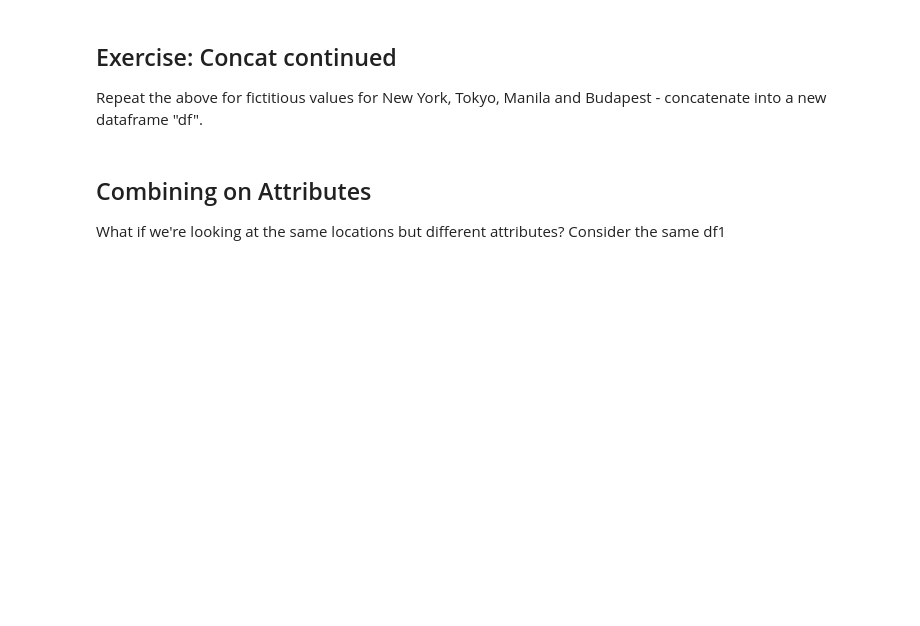
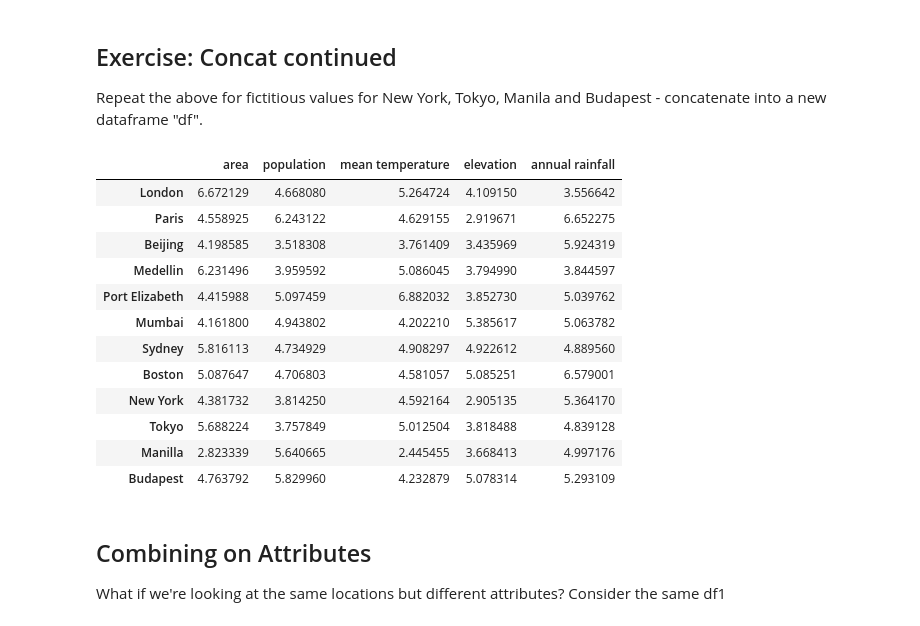
Before and after one commit to muffoonfu/QM2, a Jupyter notebook: Copy_of_W6_Merging_and_Joining_in_Python.ipynb, the cells around one changed output. Drawn from its saved outputs; the diff is of its cells as text; code cells hidden in the pictures; blank space fills up the shorter version.

```diff
--- a/Copy_of_W6_Merging_and_Joining_in_Python.ipynb
+++ b/Copy_of_W6_Merging_and_Joining_in_Python.ipynb
@@ -154,6 +152,28 @@ df3
 ## Exercise: Concat continued
 
 Repeat the above for fictitious values for New York, Tokyo, Manila and Budapest - concatenate into a new dataframe "df".
+# %%
+df4 = pd.DataFrame(5+np.random.randn(4, 5))
+df4.columns = ['area','population','mean temperature','elevation','annual rainfall']
+df4.index = ['New York', 'Tokyo', 'Manilla','Budapest']
+
+df4 = pd.concat([df3,df4])
+
+df4
+# %% [output]
+|  | area | population | mean temperature | elevation | annual rainfall |
+| London | 6.672129 | 4.668080 | 5.264724 | 4.109150 | 3.556642 |
+| Paris | 4.558925 | 6.243122 | 4.629155 | 2.919671 | 6.652275 |
+| Beijing | 4.198585 | 3.518308 | 3.761409 | 3.435969 | 5.924319 |
+| Medellin | 6.231496 | 3.959592 | 5.086045 | 3.794990 | 3.844597 |
+| Port Elizabeth | 4.415988 | 5.097459 | 6.882032 | 3.852730 | 5.039762 |
+| Mumbai | 4.161800 | 4.943802 | 4.202210 | 5.385617 | 5.063782 |
+| Sydney | 5.816113 | 4.734929 | 4.908297 | 4.922612 | 4.889560 |
+| Boston | 5.087647 | 4.706803 | 4.581057 | 5.085251 | 6.579001 |
+| New York | 4.381732 | 3.814250 | 4.592164 | 2.905135 | 5.364170 |
+| Tokyo | 5.688224 | 3.757849 | 5.012504 | 3.818488 | 4.839128 |
+| Manilla | 2.823339 | 5.640665 | 2.445455 | 3.668413 | 4.997176 |
+| Budapest | 4.763792 | 5.829960 | 4.232879 | 5.078314 | 5.293109 |
 # %% [markdown]
 ## Combining on Attributes
 
```
Also changed, not shown: parts of 24 cells of this notebook.
